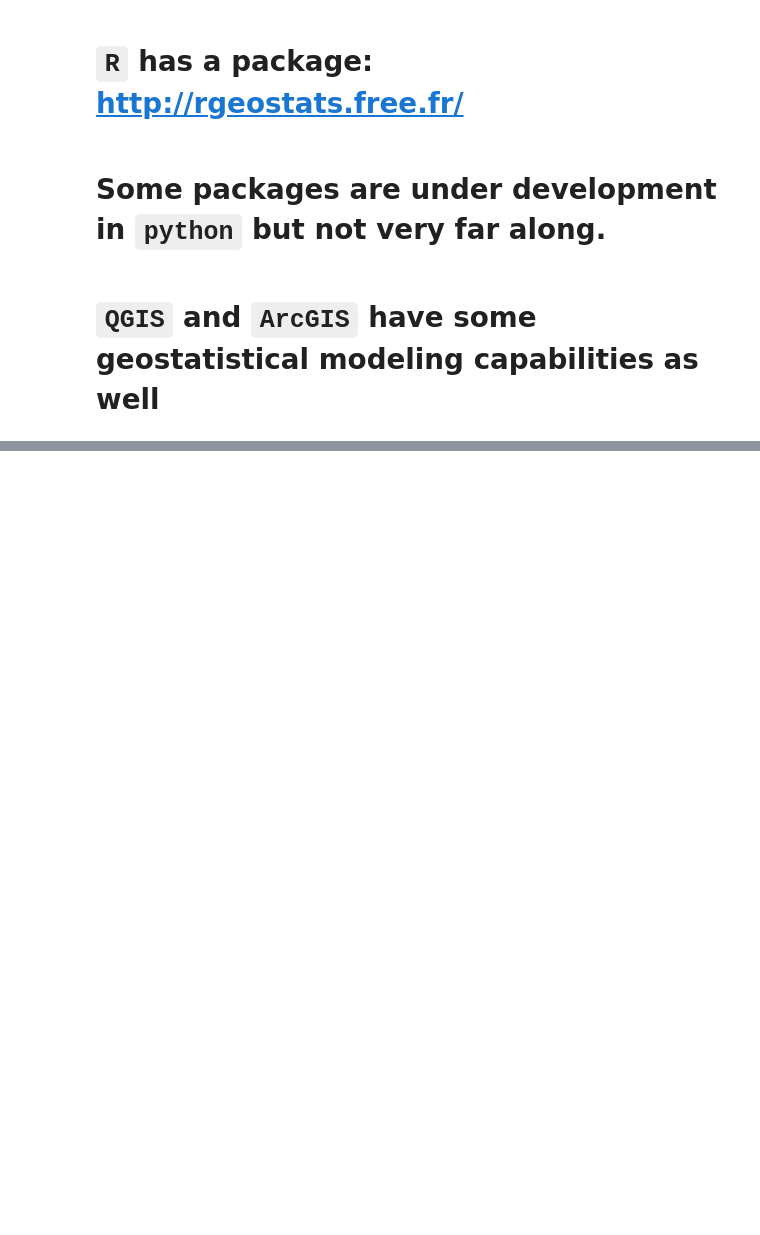
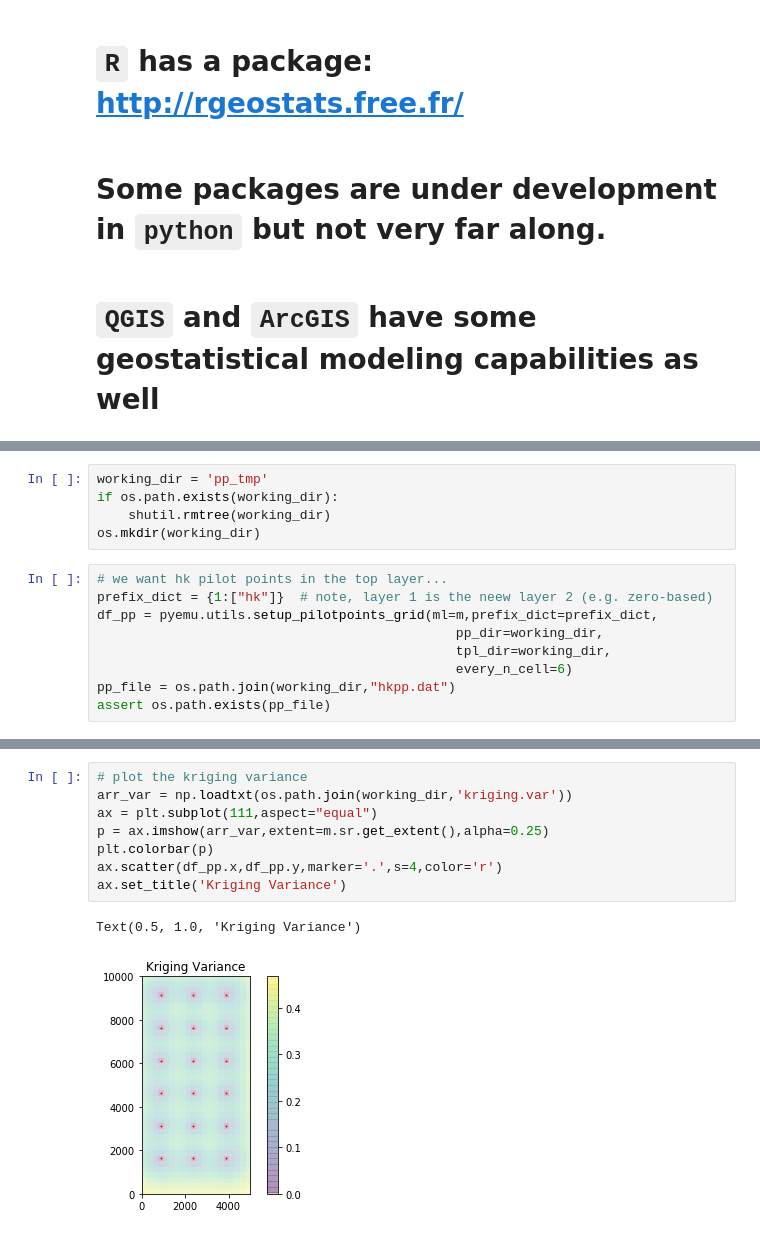
Before and after one commit to mnfienen/GW1876, a Jupyter notebook: activities_stpete/notebooks/geostatistics_introduction.ipynb, the cells around one changed output, grey strips where cells are left out. Drawn from its saved outputs; the diff is of its cells as text; blank space fills up the shorter version.

```diff
--- a/activities_stpete/notebooks/geostatistics_introduction.ipynb
+++ b/activities_stpete/notebooks/geostatistics_introduction.ipynb
@@ -303,0 +333,14 @@ plt.imshow(ss.draw_arrays()[0])
+# %%
+working_dir = 'pp_tmp'
+if os.path.exists(working_dir):
+    shutil.rmtree(working_dir)
+os.mkdir(working_dir)
+# %%
+# we want hk pilot points in the top layer...
+prefix_dict = {1:["hk"]}  # note, layer 1 is the neew layer 2 (e.g. zero-based)
+df_pp = pyemu.utils.setup_pilotpoints_grid(ml=m,prefix_dict=prefix_dict,
+                                              pp_dir=working_dir,
+                                              tpl_dir=working_dir,
+                                              every_n_cell=6)
+pp_file = os.path.join(working_dir,"hkpp.dat")
+assert os.path.exists(pp_file)
@@ -303,0 +396,11 @@ plt.imshow(ss.draw_arrays()[0])
+# %%
+# plot the kriging variance
+arr_var = np.loadtxt(os.path.join(working_dir,'kriging.var'))
+ax = plt.subplot(111,aspect="equal")
+p = ax.imshow(arr_var,extent=m.sr.get_extent(),alpha=0.25)
+plt.colorbar(p)
+ax.scatter(df_pp.x,df_pp.y,marker='.',s=4,color='r')
+ax.set_title('Kriging Variance')
+# %% [output]
+Text(0.5, 1.0, 'Kriging Variance')
+[figure, added]
```
Also changed, not shown: parts of 26 cells of this notebook.
